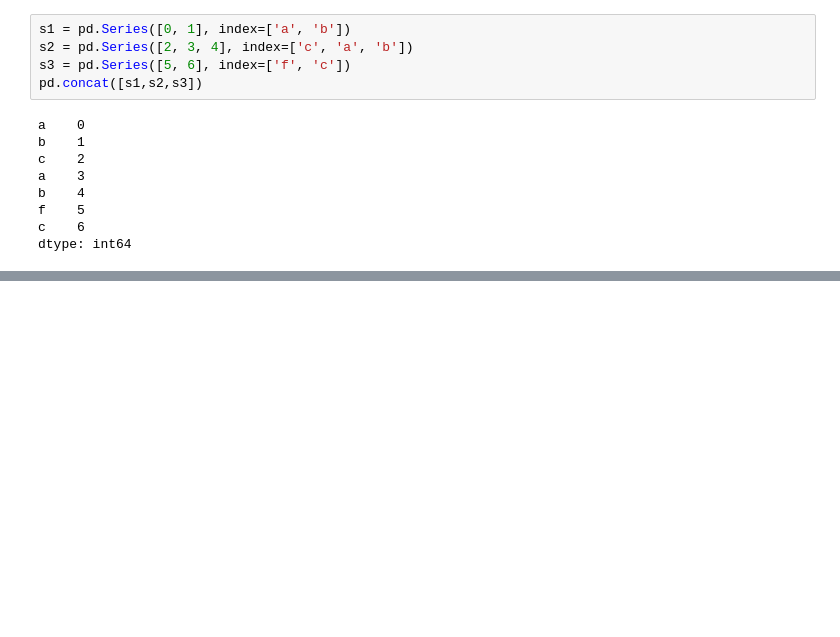
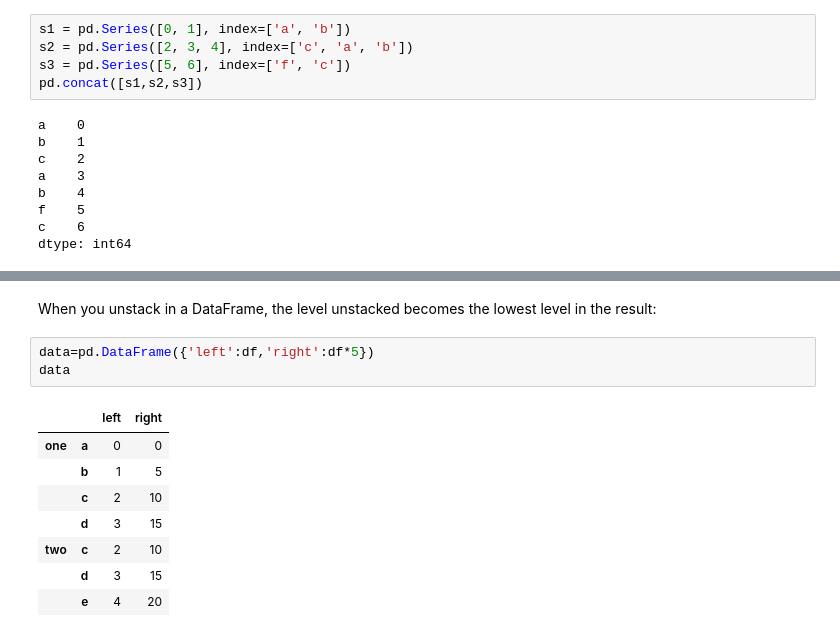
Before and after one commit to ShrajanKumar/python_libraries, a Jupyter notebook: 4 Data_wrangling (Join combine reshape).ipynb, the cells around one changed output, grey strips where cells are left out. Saved outputs shown, nothing was run; the diff lists cells and outputs as text; blank space fills up the shorter version.

```diff
--- a/Data_wrangling (Join combine reshape).ipynb
+++ b/4 Data_wrangling (Join combine reshape).ipynb
@@ -804,0 +1152,15 @@ dtype: int64
+# %% [markdown]
+When you unstack in a DataFrame, the level unstacked becomes the lowest level in
+ the result:
+# %%
+data=pd.DataFrame({'left':df,'right':df*5})
+data
+# %% [output]
+|  |  | left | right |
+| one | a | 0 | 0 |
+|  | b | 1 | 5 |
+|  | c | 2 | 10 |
+|  | d | 3 | 15 |
+| two | c | 2 | 10 |
+|  | d | 3 | 15 |
+|  | e | 4 | 20 |
```
Also changed, not shown: parts of 70 cells of this notebook.
